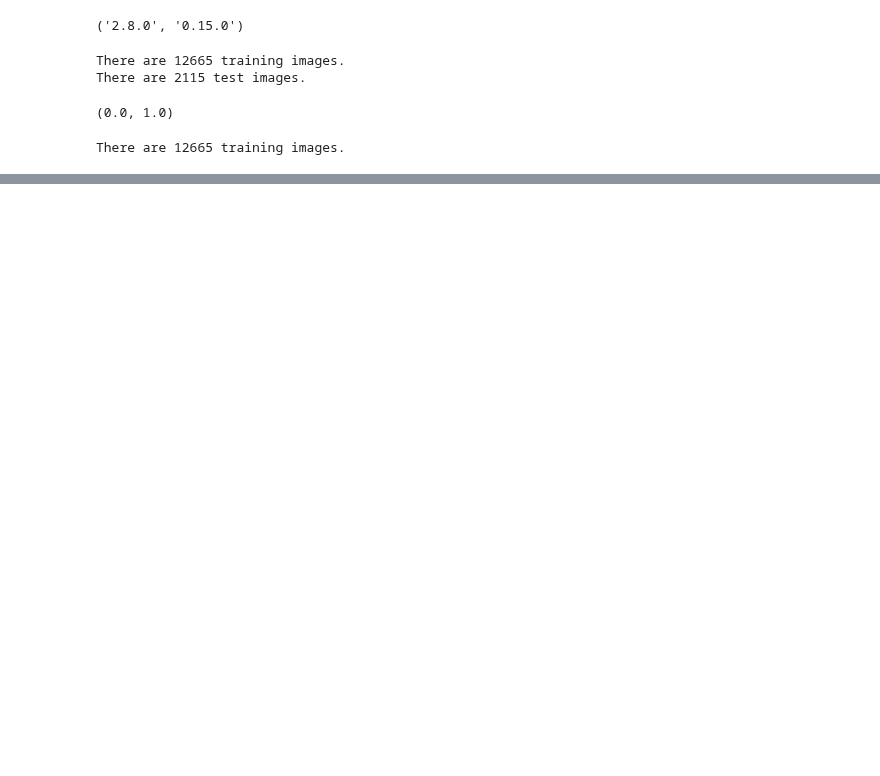
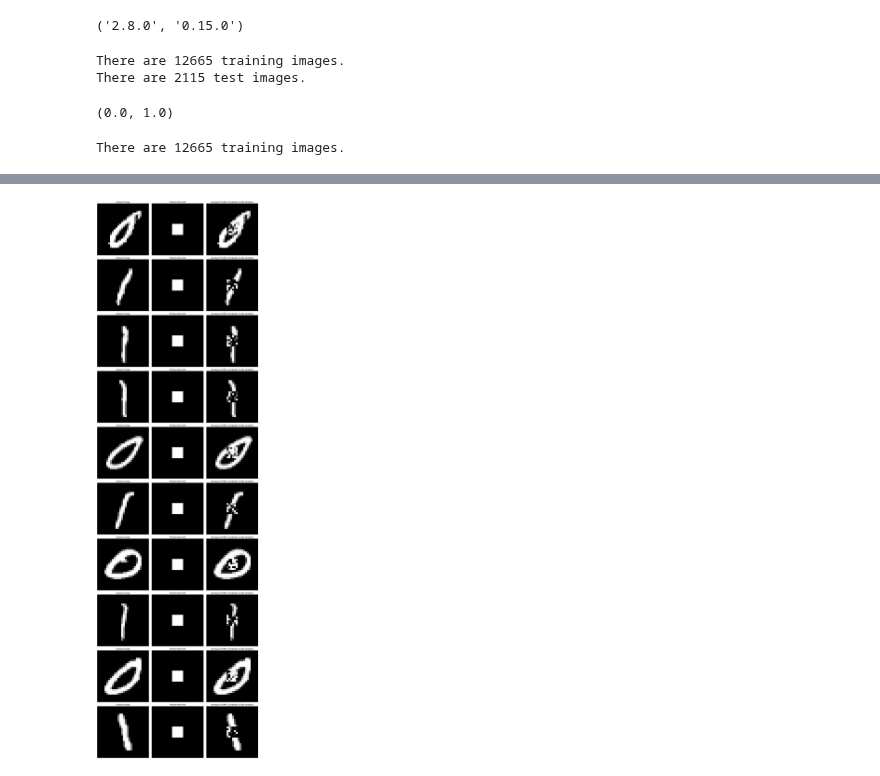
Before and after one commit to dnn-mcmc/dnn-mcmc, a Jupyter notebook: hmc/ipynb/mnist_inpainting_no_extra_dims.ipynb, the cells around one changed output, grey strips where cells are left out. Cells and saved outputs as stored; diff of their text form; code cells hidden in the pictures; blank space fills up the shorter version.

Commit message:
updated inpainting

```diff
--- a/hmc/ipynb/mnist_inpainting_no_extra_dims.ipynb
+++ b/hmc/ipynb/mnist_inpainting_no_extra_dims.ipynb
@@ -374,0 +413,26 @@ Step 900
+# %%
+NUM_IMAGES = 10
+
+fig, ax = plt.subplots(nrows=10, ncols=3, figsize=(15, NUM_IMAGES * 5))
+
+sigmoid = lambda x: 1 / (1 + np.exp(-x))
+
+for IMG_NUM in range(NUM_IMAGES):
+
+    x_vals = images[IMG_NUM].numpy()
+
+    ax[IMG_NUM, 0].imshow(x_vals.reshape((28, 28)), cmap='gray')
+    ax[IMG_NUM, 1].imshow(x_mask[0], cmap='gray')
+    ax[IMG_NUM, 2].imshow(average[IMG_NUM], cmap='gray')
+    ax[IMG_NUM, 0].set_title('Original Image')
+    ax[IMG_NUM, 1].set_title('Portion Removed')
+    ax[IMG_NUM, 2].set_title('Average CD-HMC Completion (%i samples)' % num_samples)
+    ax[IMG_NUM, 0].axis('off')
+    ax[IMG_NUM, 1].axis('off')
+    ax[IMG_NUM, 2].axis('off')
+
+plt.tight_layout()
+plt.savefig('average_inpainting_no_extra_dims.pdf')
+plt.show()
+# %% [output]
+[figure, added]
```
Also changed, not shown: parts of 8 cells of this notebook, 4 other files.
